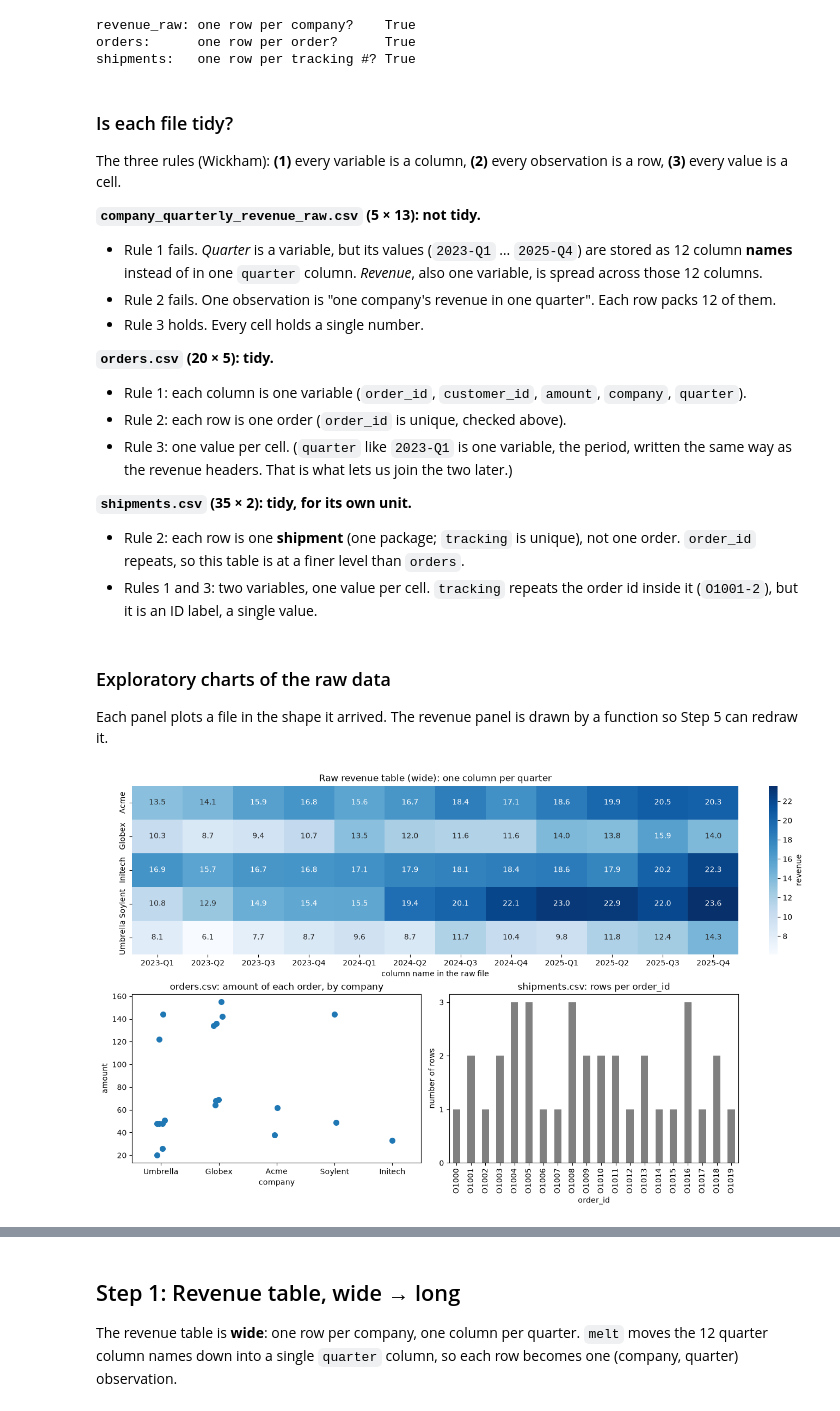
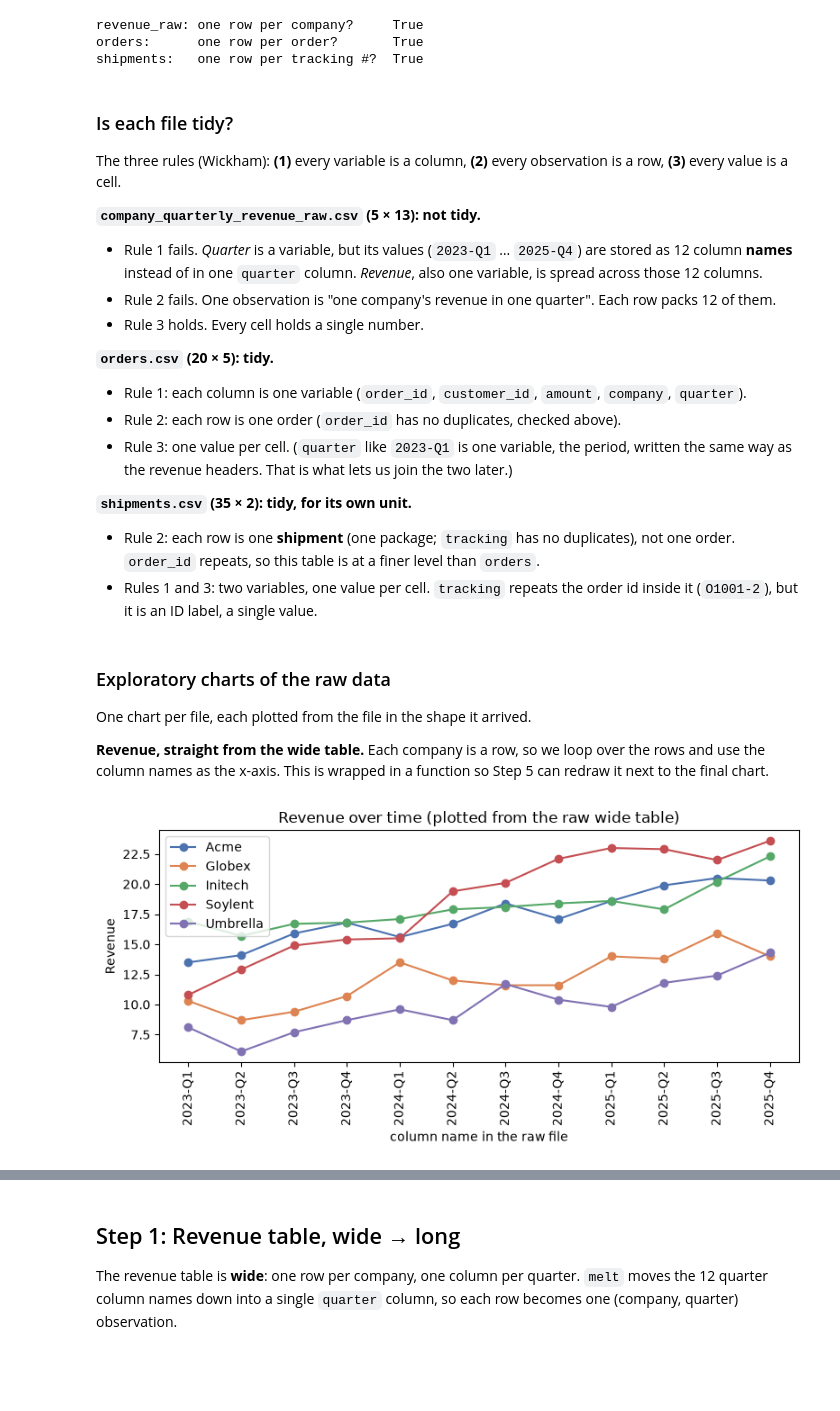
Before and after one commit to walidelnozahy/ds5110-hw2, a Jupyter notebook: hw2.ipynb, the cells around one changed output, grey strips where cells are left out. Saved outputs shown, nothing was run; the diff lists cells and outputs as text; code cells hidden in the pictures; blank space fills up the shorter version.

```diff
--- a/hw2.ipynb
+++ b/hw2.ipynb
@@ -14,13 +14,16 @@ from pathlib import Path
 
 import matplotlib.pyplot as plt
 import pandas as pd
-import seaborn as sns
 
 DATA = Path("data")
 FIGURES = Path("figures")
 OUTPUT = Path("output")
 FIGURES.mkdir(exist_ok=True)
 OUTPUT.mkdir(exist_ok=True)
+
+# one fixed colour per company, used in every chart
+colors = {"Acme": "#4c72b0", "Globex": "#dd8452", "Initech": "#55a868",
+          "Soylent": "#c44e52", "Umbrella": "#8172b3"}
 # %% [markdown]
 ## Step 0: Descriptive analysis (before changing anything)
 
@@ -88,39 +92,35 @@ The three rules (Wickham): **(1)** every variable is a column, **(2)** every obs
 
 **`orders.csv` (20 × 5): tidy.**
 - Rule 1: each column is one variable (`order_id`, `customer_id`, `amount`, `company`, `quarter`).
-- Rule 2: each row is one order (`order_id` is unique, checked above).
+- Rule 2: each row is one order (`order_id` has no duplicates, checked above).
 - Rule 3: one value per cell. (`quarter` like `2023-Q1` is one variable, the period, written the same way as the revenue headers. That is what lets us join the two later.)
 
 **`shipments.csv` (35 × 2): tidy, for its own unit.**
-- Rule 2: each row is one **shipment** (one package; `tracking` is unique), not one order. `order_id` repeats, so this table is at a finer level than `orders`.
+- Rule 2: each row is one **shipment** (one package; `tracking` has no duplicates), not one order. `order_id` repeats, so this table is at a finer level than `orders`.
 - Rules 1 and 3: two variables, one value per cell. `tracking` repeats the order id inside it (`O1001-2`), but it is an ID label, a single value.
 # %% [markdown]
 ### Exploratory charts of the raw data
 
-Each panel plots a file in the shape it arrived. The revenue panel is drawn by a function so Step 5 can redraw it.
+One chart per file, each plotted from the file in the shape it arrived.
+
+**Revenue, straight from the wide table.** Each company is a row, so we loop over the rows and use the column names as the x-axis.
+This is wrapped in a function so Step 5 can redraw it next to the final chart.
-# %%
-def draw_raw_revenue(ax):
-    """Heatmap of the raw wide revenue table, exactly as it comes: companies x quarter columns."""
-    sns.heatmap(revenue_raw.set_index("company"), annot=True, fmt=".1f", cmap="Blues",
-                cbar_kws={"label": "revenue"}, ax=ax)
-    ax.set_title("Raw revenue table (wide): one column per quarter")
-    ax.set_xlabel("column name in the raw file")
-    ax.set_ylabel("")
-
-
-fig, axes = plt.subplot_mosaic([["rev", "rev"], ["ord", "ship"]], figsize=(13, 8), layout="constrained")
-
-draw_raw_revenue(axes["rev"])
-
-sns.stripplot(data=orders, x="company", y="amount", size=8, ax=axes["ord"])
-axes["ord"].set_title("orders.csv: amount of each order, by company")
-
-shipments["order_id"].value_counts().sort_index().plot.bar(ax=axes["ship"], color="gray")
-axes["ship"].set_title("shipments.csv: rows per order_id")
-axes["ship"].set_ylabel("number of rows")
-axes["ship"].set_yticks([0, 1, 2, 3])
-
-fig.savefig(FIGURES / "step0_raw_data.png", dpi=150)
-plt.show()
-# %% [output]
-[figure, removed]
+# %%
+def plot_raw_revenue(ax):
+    wide = revenue_raw.set_index("company")
+    for c in wide.index:
+        ax.plot(wide.columns, wide.loc[c], marker="o", color=colors[c], label=c)
+    ax.set_title("Revenue over time (plotted from the raw wide table)")
+    ax.set_xlabel("column name in the raw file")
+    ax.set_ylabel("Revenue")
+    ax.tick_params(axis="x", labelrotation=90)
+    ax.legend()
+
+
+fig, ax = plt.subplots(figsize=(8, 4))
+plot_raw_revenue(ax)
+plt.tight_layout()
+fig.savefig(FIGURES / "step0_revenue_raw.png", dpi=150)
+plt.show()
+# %% [output]
+[figure, added]
```
Also changed, not shown: parts of 24 cells of this notebook, 7 other files.
